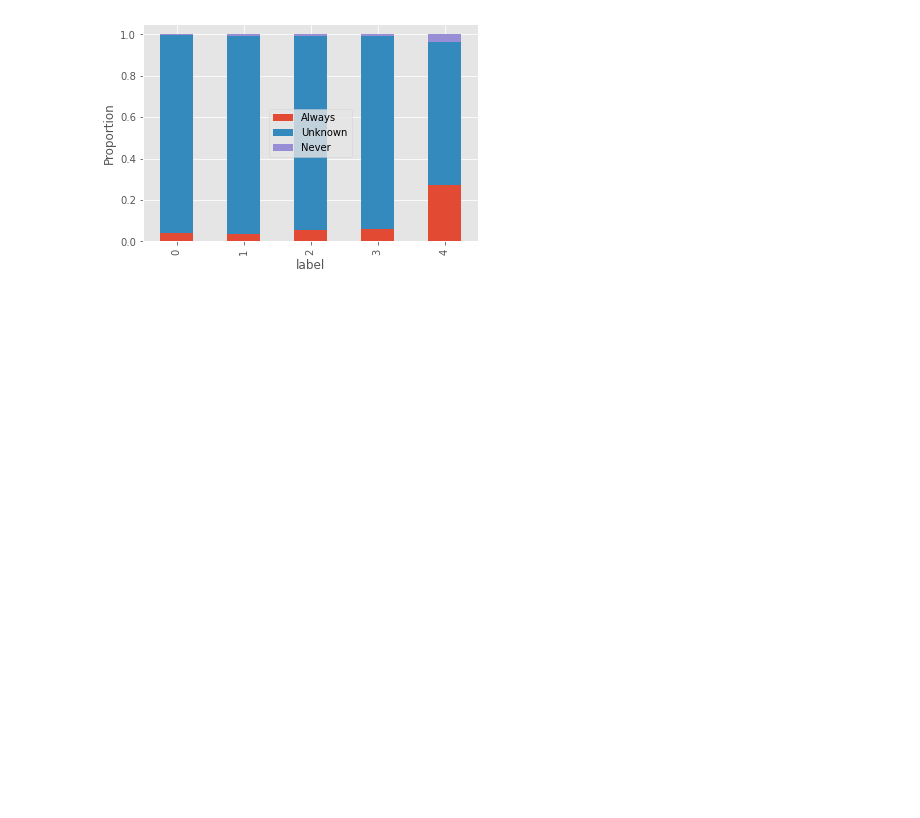
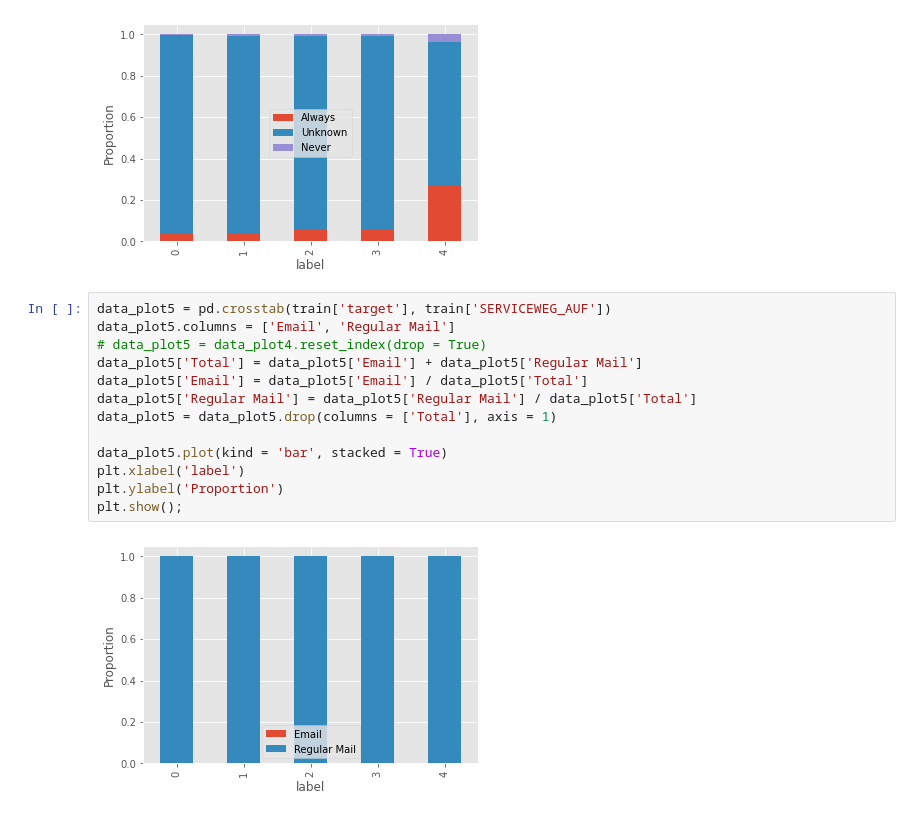
Before and after one commit to oscarm524/Data-Mining-Cup, a Jupyter notebook: DMC-2008/Data_Exploration/Data_Exploration.ipynb, the cells around one changed output. Saved outputs shown, nothing was run; the diff lists cells and outputs as text; blank space fills up the shorter version.

```diff
--- a/DMC-2008/Data_Exploration/Data_Exploration.ipynb
+++ b/DMC-2008/Data_Exploration/Data_Exploration.ipynb
@@ -99,3 +99,18 @@ plt.ylabel('Proportion')
 plt.show();
 # %% [output]
 [figure]
+# %%
+data_plot5 = pd.crosstab(train['target'], train['SERVICEWEG_AUF'])
+data_plot5.columns = ['Email', 'Regular Mail']
+# data_plot5 = data_plot4.reset_index(drop = True)
+data_plot5['Total'] = data_plot5['Email'] + data_plot5['Regular Mail']
+data_plot5['Email'] = data_plot5['Email'] / data_plot5['Total']
+data_plot5['Regular Mail'] = data_plot5['Regular Mail'] / data_plot5['Total']
+data_plot5 = data_plot5.drop(columns = ['Total'], axis = 1)
+
+data_plot5.plot(kind = 'bar', stacked = True)
+plt.xlabel('label')
+plt.ylabel('Proportion')
+plt.show();
+# %% [output]
+[figure, added]
```
Also changed, not shown: parts of 2 cells of this notebook.
